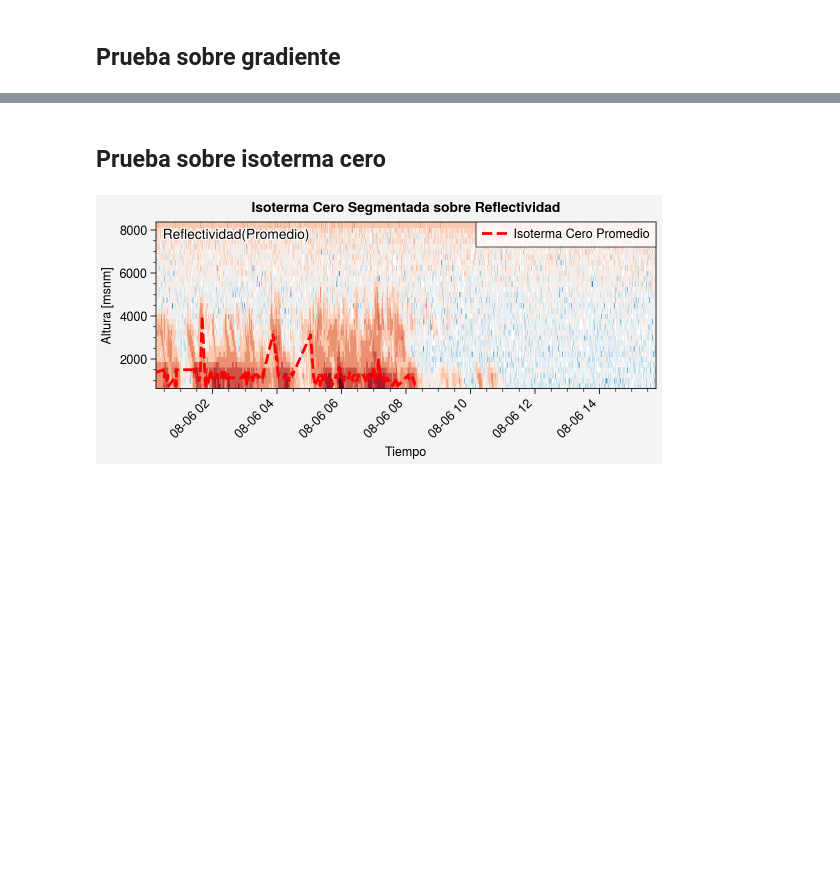
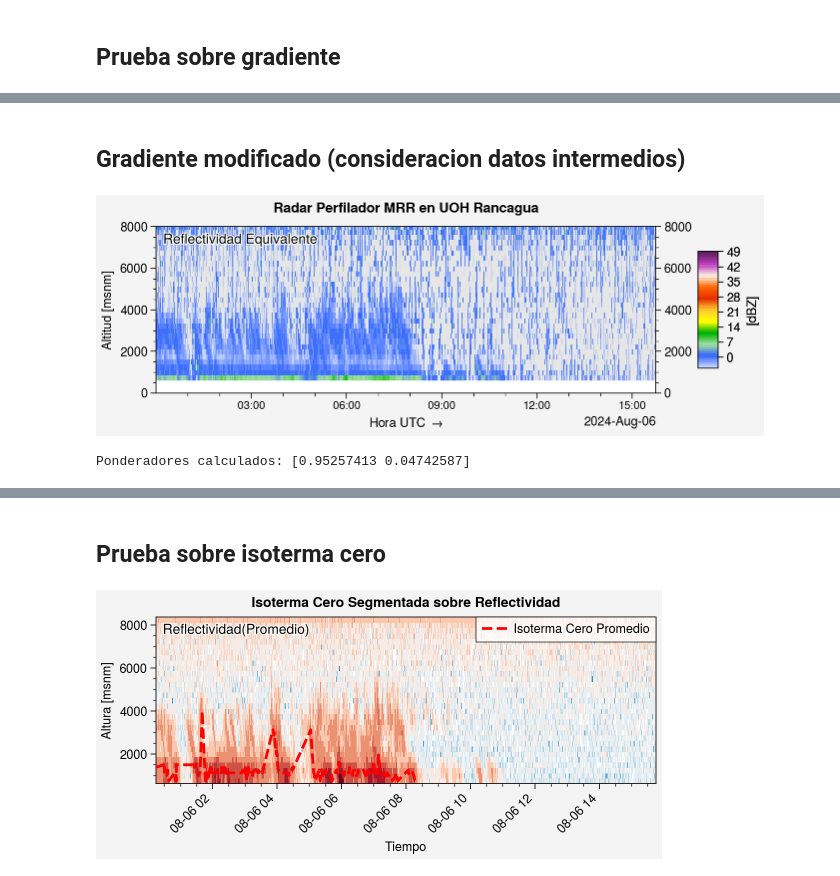
Before and after one commit to Ynoc01/RadarVisualisation, a Jupyter notebook: PlotRadar/PlotRadar.ipynb, the cells around one changed output, grey strips where cells are left out. Cells and saved outputs as stored; diff of their text form; code cells hidden in the pictures; blank space fills up the shorter version.

```diff
--- a/PlotRadar/PlotRadar.ipynb
+++ b/PlotRadar/PlotRadar.ipynb
@@ -330,0 +355,53 @@ plt.savefig("gradiente_mrr2.png")
+# %% [markdown]
+## Gradiente modificado (consideracion datos intermedios)
+# %%
+def calcular_gradiente3(datos, suavizado):
+    if suavizado % 2 == 0:
+        raise ValueError("El valor de suavizado debe ser un número impar.")
+
+    # Definir el margen a partir del suavizado
+    marco = (suavizado - 1) // 2
+
+    # Distribución normalizada de los coeficientes, excluyendo el centro
+    pesos = np.exp(-np.linspace(1, marco, marco) ** 2)
+    pesos = pesos / np.sum(pesos)
+
+    # Matriz extendida para evitar errores en bordes
+    extended_data = np.zeros((datos.shape[0] + 2 * marco, datos.shape[1]))
+    extended_data[marco:marco + datos.shape[0], :] = datos
+
+    # Matriz para almacenar el gradiente
+    gradiente_datos = np.zeros(datos.shape)
+
+    for i in range(datos.shape[0]):
+        # Cálculo del valor superior e inferior con ponderación
+        superior = np.sum([pesos[j - 1] * extended_data[i + marco + j, :] for j in range(1, marco + 1)], axis=0)
+        inferior = np.sum([pesos[j - 1] * extended_data[i + marco - j, :] for j in range(1, marco + 1)], axis=0)
+
+        # Calcular el gradiente con los valores ponderados
+        gradiente_datos[i, :] = (superior - inferior) / (2 * marco)
+
+    return gradiente_datos
+# %%
+# Ejemplo de uso:
+heights = ds.height[0, :] + 500
+Ze = ds['attenuated_radar_reflectivity'].T
+
+# Aplicar el cálculo del gradiente a los datos de reflectividad
+suavizado = 5  # Ajuste de suavizado
+gradiente_Ze = calcular_gradiente3(Ze, suavizado)
+
+# Graficar el gradiente de reflectividad
+plot_mrr2(xlim, pd.to_datetime(ds.time.values), heights, gradiente_Ze, hora_local=False)
+plt.savefig("gradiente_Ze_ponderado.png")
+# %% [output]
+[figure, added]
+# %%
+suavizado = 5
+marco = (suavizado - 1) // 2
+# Calcular los ponderadores excluyendo el centro
+pesos = np.exp(-np.linspace(1, marco, marco) ** 2)
+pesos = pesos / np.sum(pesos)  # Normalización
+print("Ponderadores calculados:", pesos)
+# %% [output]
+Ponderadores calculados: [0.95257413 0.04742587]
```
Also changed, not shown: parts of 10 cells of this notebook.
